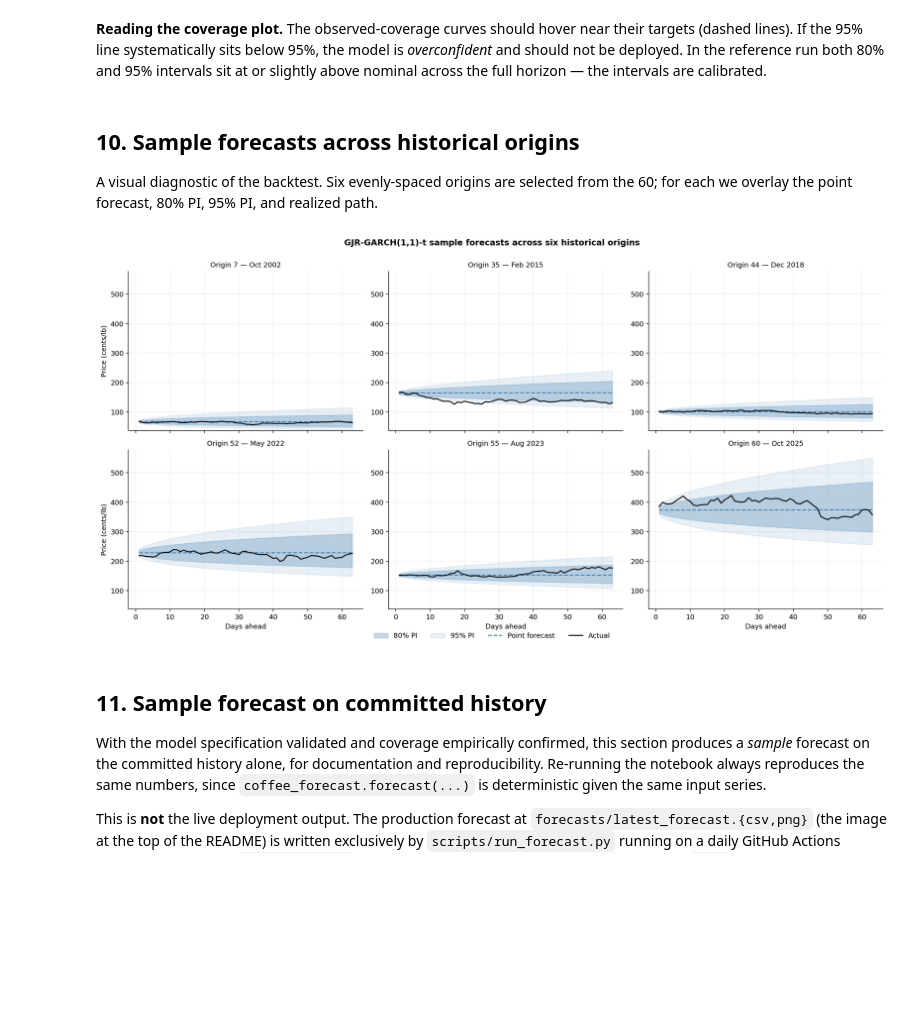
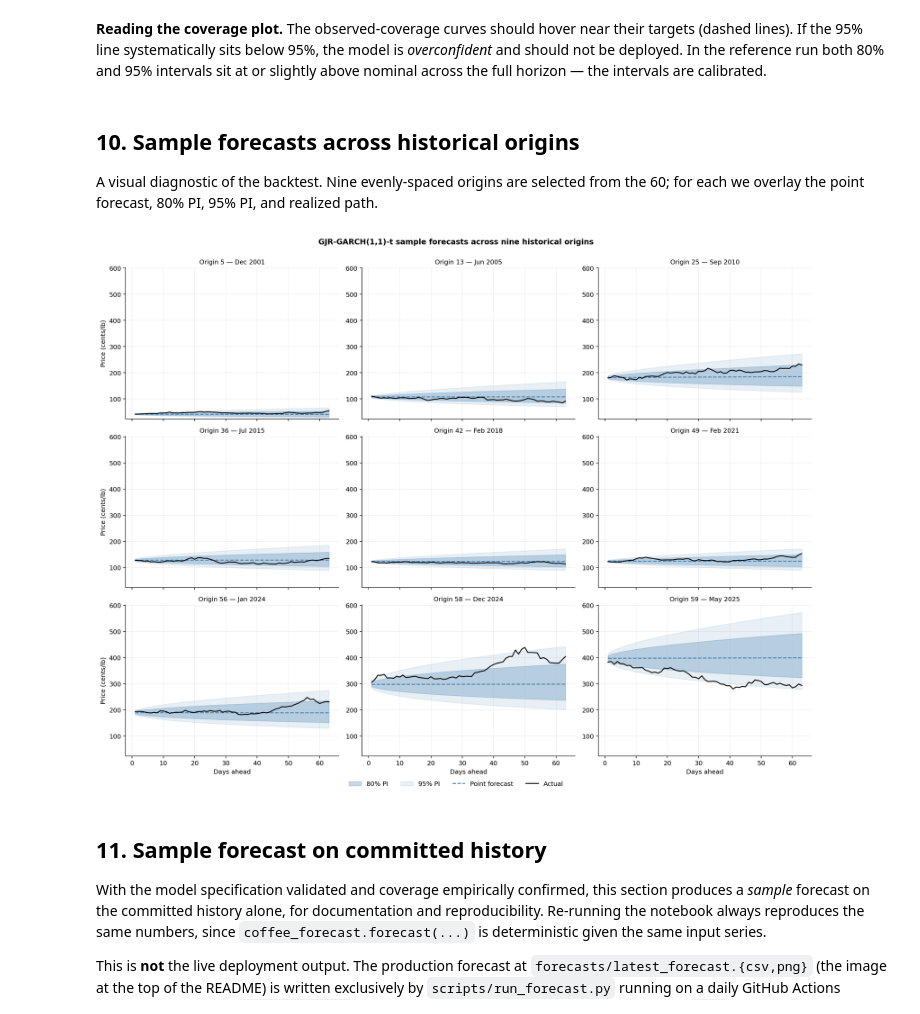
Before and after one commit to F5F0A0/coffee-futures-forecasting-model, a Jupyter notebook: notebooks/04_deployment_garch.ipynb, the cells around one changed output. Cells and saved outputs as stored; diff of their text form; code cells hidden in the pictures; blank space fills up the shorter version.

Commit message:
change from 6 to 9 plots, change seed

```diff
--- a/notebooks/04_deployment_garch.ipynb
+++ b/notebooks/04_deployment_garch.ipynb
@@ -625,12 +625,12 @@ calibrated.
 # %% [markdown]
 ## 10. Sample forecasts across historical origins
 
-A visual diagnostic of the backtest. Six evenly-spaced origins are
+A visual diagnostic of the backtest. Nine evenly-spaced origins are
 selected from the 60; for each we overlay the point forecast, 80% PI,
 95% PI, and realized path.
 # %%
-rng = np.random.default_rng(420)
-sample_idx = sorted(rng.choice(len(origins), size=6, replace=False))
+rng = np.random.default_rng(42)
+sample_idx = sorted(rng.choice(len(origins), size=9, replace=False))
 
 sample = []
 for idx in sample_idx:
@@ -672,7 +672,7 @@ all_prices = np.concatenate(
 )
 y_min, y_max = all_prices.min() * 0.95, all_prices.max() * 1.05
 
-fig, axes = plt.subplots(2, 3, figsize=(16, 8), dpi=180, sharex=True)
+fig, axes = plt.subplots(3, 3, figsize=(16, 12), dpi=180, sharex=True)
 steps = np.arange(1, HORIZON + 1)
 
 for ax, s in zip(axes.flat, sample):
@@ -701,35 +701,35 @@ for ax, s in zip(axes.flat, sample):
     ax.set_ylim(y_min, y_max)
     ax.grid(alpha=0.2)
     ax.spines["top"].set_visible(False)
     ax.spines["right"].set_visible(False)
 
 for ax in axes[-1]:
     ax.set_xlabel("Days ahead")
 for ax in axes[:, 0]:
     ax.set_ylabel("Price (cents/lb)")
 
 handles, labels = axes[0, 0].get_legend_handles_labels()
 fig.legend(
     handles,
     labels,
     loc="lower center",
     ncol=4,
     fontsize=10,
     bbox_to_anchor=(0.5, -0.02),
     frameon=False,
 )
 
 fig.suptitle(
-    "GJR-GARCH(1,1)-t sample forecasts across six historical origins",
+    "GJR-GARCH(1,1)-t sample forecasts across nine historical origins",
     fontsize=12,
     weight="semibold",
     y=1.00,
 )
 fig.tight_layout()
 fig.savefig(FIG_DIR / "garch_sample_forecasts.png", dpi=300, bbox_inches="tight")
 plt.show()
 # %% [output]
-[figure, old version]
+[figure, new version]
 # %% [markdown]
 ## 11. Sample forecast on committed history
 
```
Also changed, not shown: parts of 2 cells of this notebook, 1 other file.
